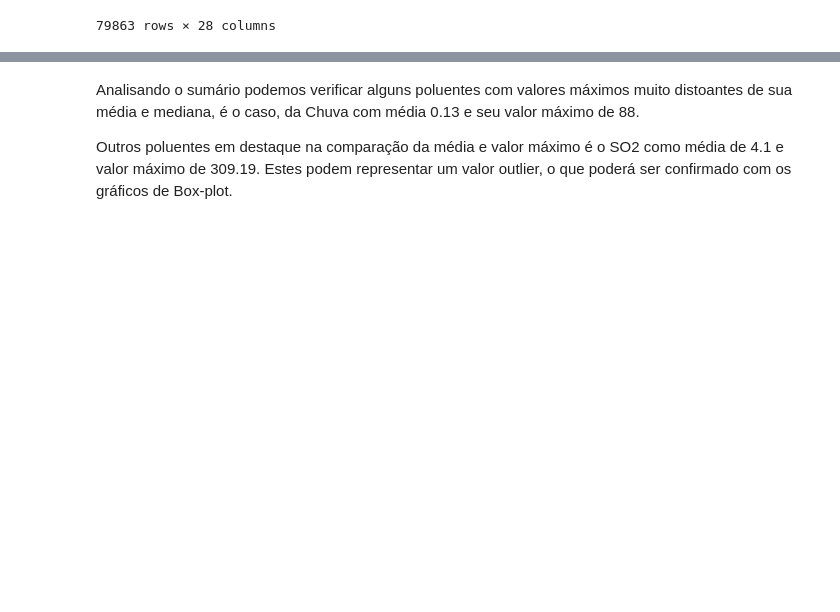
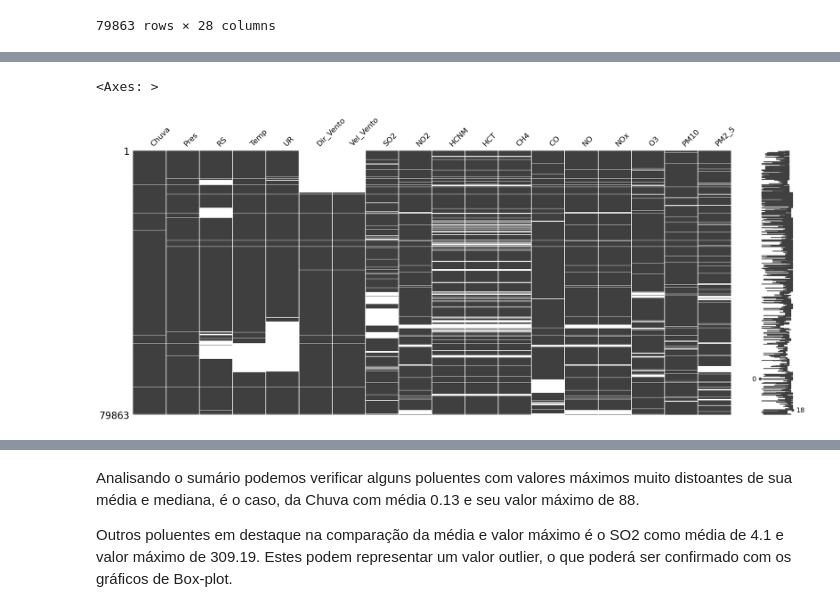
Before and after one commit to Luciahelenasantos/POS_GRADUACAO_PUC, a Jupyter notebook: MVP/Projeto_Split1a.ipynb, the cells around one changed output, grey strips where cells are left out. Drawn from its saved outputs; the diff is of its cells as text; code cells hidden in the pictures; blank space fills up the shorter version.

```diff
--- a/MVP/Projeto_Split1a.ipynb
+++ b/MVP/Projeto_Split1a.ipynb
@@ -210 +237,14 @@ dadoarIR
+# %%
+# salvando um novo dataset para tratamento de missings
+
+# apenas as colunas com missing - que representam falhas na leitura das estações
+dadoarIR_Missing = dadoarIR[['Chuva','Pres','RS','Temp','UR','Dir_Vento',
+                             'Vel_Vento','SO2','NO2','HCNM','HCT','CH4',
+                             'CO','NO','NOx','O3','PM10','PM2_5']]
+
+# exibindo visualização matricial da nulidade do dataset
+ms.matrix(dadoarIR_Missing)
+# %% [output]
+<Axes: >
+[figure, added]
 # %% [markdown]
```
Also changed, not shown: parts of 14 cells of this notebook.
